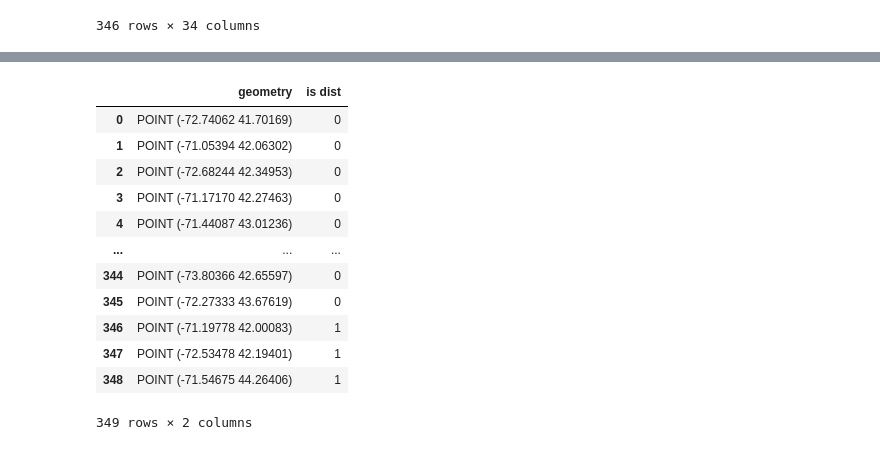
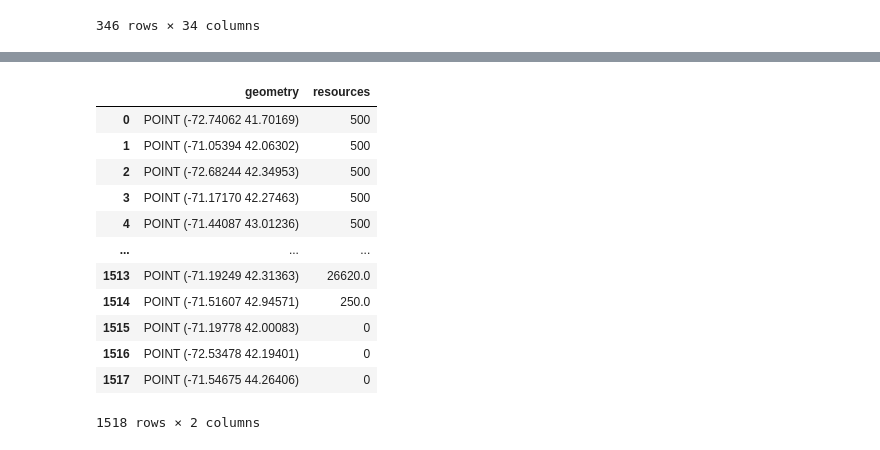
Before and after one commit to Alex967CW/remote-sensing-final, a Jupyter notebook: final_exercise_reference.ipynb, the cells around one changed output, grey strips where cells are left out. Saved outputs shown, nothing was run; the diff lists cells and outputs as text; code cells hidden in the pictures.

```diff
--- a/final_exercise_reference.ipynb
+++ b/final_exercise_reference.ipynb
@@ -74,5 +77,5 @@ game_grid_2021.geoj 100%[===================>] 111.31M   213MB/s    in 0.5s
 # %%
-game_grid = gpd.read_file('game_grid_2021.geojson')
+game_grid = gpd.read_file('game_grid_2021_post_event.geojson')
 game_grid = game_grid.drop_duplicates(subset=['MGRS'])
 # %%
 game_grid = game_grid.reset_index().drop(['index'], axis=1)
@@ -206,11 +209,10 @@ hospitals_df
 # %%
 loc_gdf = GeoDataFrame()
 loc_gdf['geometry'] = None
-loc_gdf['is dist'] = None
+loc_gdf['resources'] = None
 for i, r in hospitals_df.iterrows():
     h_point = Point(r['X'], r['Y'])
-    loc_gdf.loc[i, 'geometry'] = h_point
-    loc_gdf.loc[i, 'is dist'] = 0
+    loc_gdf.loc[i] = [h_point, 500]
 loc_gdf = loc_gdf.set_crs(epsg=4326)
 loc_gdf
 # %% [output]
@@ -229 +231,9 @@ loc_gdf
 346 rows × 2 columns
+# %%
+a_hos = gpd.read_file('additional_hospitals_to_supply.geojson')
+shelters = gpd.read_file('additional_shelters_to_supply.geojson')
+for i, r in a_hos.iterrows():
+    loc_gdf.loc[len(loc_gdf)] = [r['geometry'], 500]
+for i, r in shelters.iterrows():
+    loc_gdf.loc[len(loc_gdf)] = [r['geometry'], r['EVACUATION_CAPACITY'] * 5]
+loc_gdf
@@ -230,22 +254,22 @@ loc_gdf
 # %%
 dist = [Point(-71.19777777777779, 42.00083333333333), Point(-72.53478430555555, 42.19401497222222), Point(-71.54674869444445, 44.26406408333333)]
 for point in dist:
-    loc_gdf.loc[len(loc_gdf)] = [point, 1]
+    loc_gdf.loc[len(loc_gdf)] = [point, 0]
 loc_gdf
 # %% [output]
-|  | geometry | is dist |
-| 0 | POINT (-72.74062 41.70169) | 0 |
-| 1 | POINT (-71.05394 42.06302) | 0 |
-| 2 | POINT (-72.68244 42.34953) | 0 |
-| 3 | POINT (-71.17170 42.27463) | 0 |
-| 4 | POINT (-71.44087 43.01236) | 0 |
+|  | geometry | resources |
+| 0 | POINT (-72.74062 41.70169) | 500 |
+| 1 | POINT (-71.05394 42.06302) | 500 |
+| 2 | POINT (-72.68244 42.34953) | 500 |
+| 3 | POINT (-71.17170 42.27463) | 500 |
+| 4 | POINT (-71.44087 43.01236) | 500 |
 | ... | ... | ... |
-| 344 | POINT (-73.80366 42.65597) | 0 |
-| 345 | POINT (-72.27333 43.67619) | 0 |
-| 346 | POINT (-71.19778 42.00083) | 1 |
-| 347 | POINT (-72.53478 42.19401) | 1 |
-| 348 | POINT (-71.54675 44.26406) | 1 |
+| 1513 | POINT (-71.19249 42.31363) | 26620.0 |
+| 1514 | POINT (-71.51607 42.94571) | 250.0 |
+| 1515 | POINT (-71.19778 42.00083) | 0 |
+| 1516 | POINT (-72.53478 42.19401) | 0 |
+| 1517 | POINT (-71.54675 44.26406) | 0 |
-349 rows × 2 columns
+1518 rows × 2 columns
 # %%
 joined_loc = gpd.sjoin(loc_gdf, game_grid, how='inner', op='within')
 joined_loc = joined_loc.reset_index().drop(['index'], axis=1)
```
Also changed, not shown: parts of 31 cells of this notebook.
